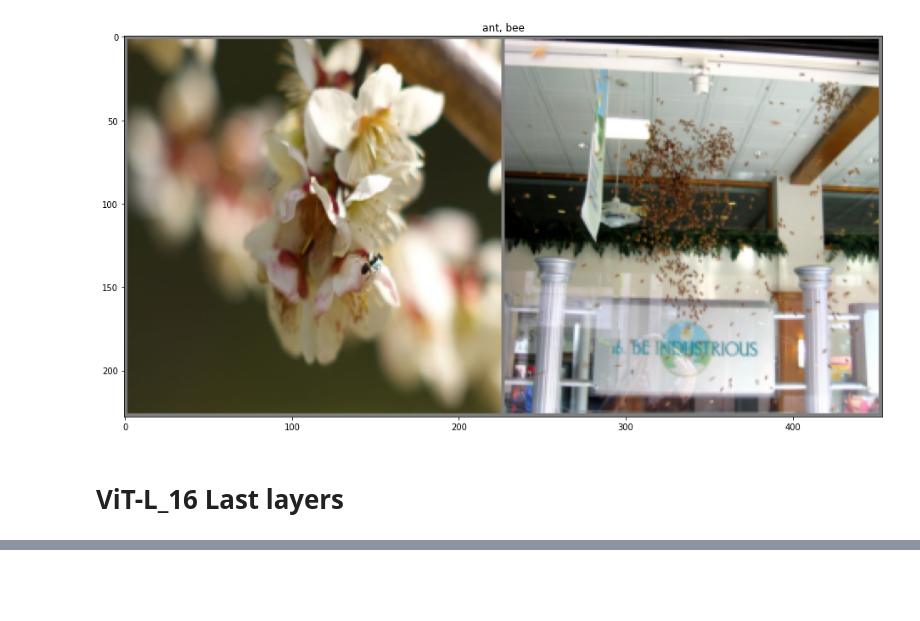
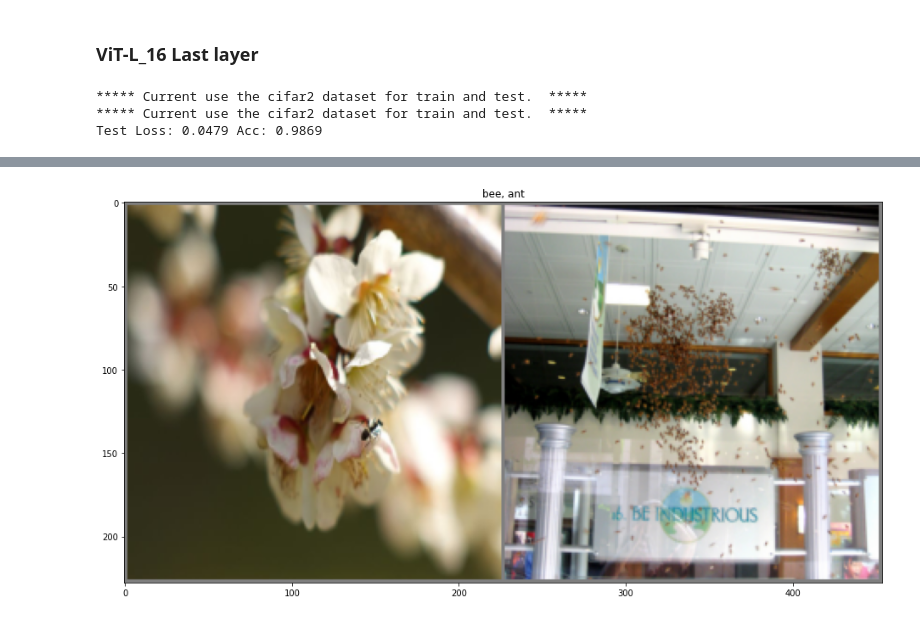
Before and after one commit to jeonsworld/ViT-pytorch, a Jupyter notebook: valid model.ipynb, the cells around one changed output, grey strips where cells are left out. Cells and saved outputs as stored; diff of their text form; code cells hidden in the pictures; blank space fills up the shorter version.

```diff
--- a/valid model.ipynb
+++ b/valid model.ipynb
@@ -106,14 +281,12 @@ Test Loss: 0.0992 Acc: 0.9869
-# %%
-gt_labels  = [class_name[id.detach().cpu().item()][:-1] for id in error_cases_gt]
-title = ", ".join(gt_labels)
-imshow(torchvision.utils.make_grid(error_cases, 4), title)
-# %% [output]
-[figure, removed]
 # %% [markdown]
-# ViT-L_16 Last layers
+### ViT-L_16 Last layer
 # %%
-pretrained_dir = "./output/cifar2_VIT_L16_only_last_layers_1213_01_checkpoint.bin"
-model = get_model(pretrained_dir, model_type="ViT-L_16")
+pretrained_dir = "./output/cifar2_VIT_L16_only_last_layers_1214_01_checkpoint.bin"
+error_cases, error_cases_labels = get_valid_res(pretrained_dir, model_type="ViT-L_16")
+# %% [output]
+***** Current use the cifar2 dataset for train and test.  *****
+***** Current use the cifar2 dataset for train and test.  *****
+Test Loss: 0.0479 Acc: 0.9869
 # %%
-avg_loss, avg_acc, error_cases, error_cases_gt = valid(model, test_loader)
+imshow(error_cases, error_cases_labels)
 # %% [output]
@@ -120,0 +293 @@ Test Loss: 0.0479 Acc: 0.9869
+[figure, added]
```
Also changed, not shown: parts of 39 cells of this notebook, 1 other file.
